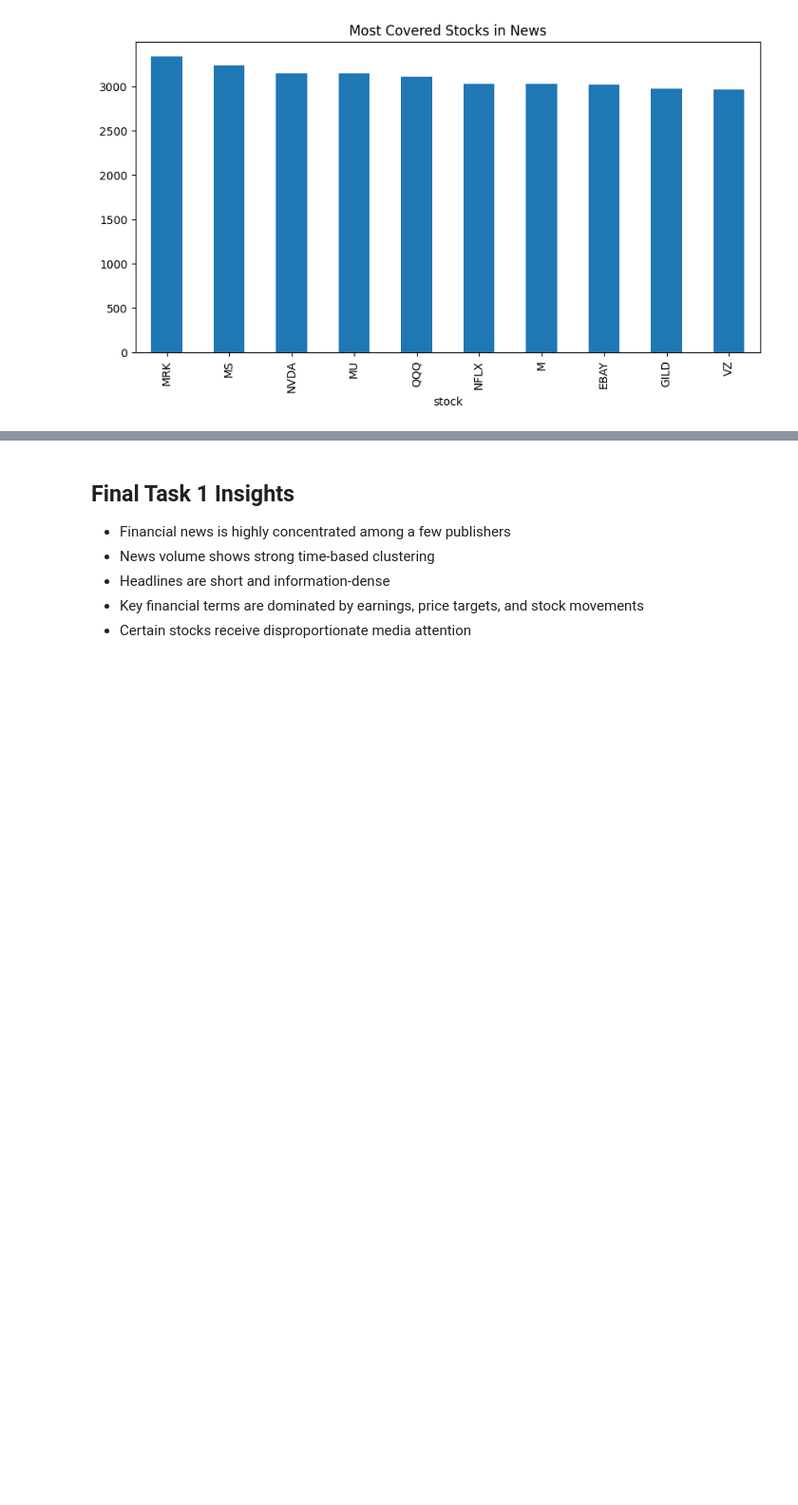
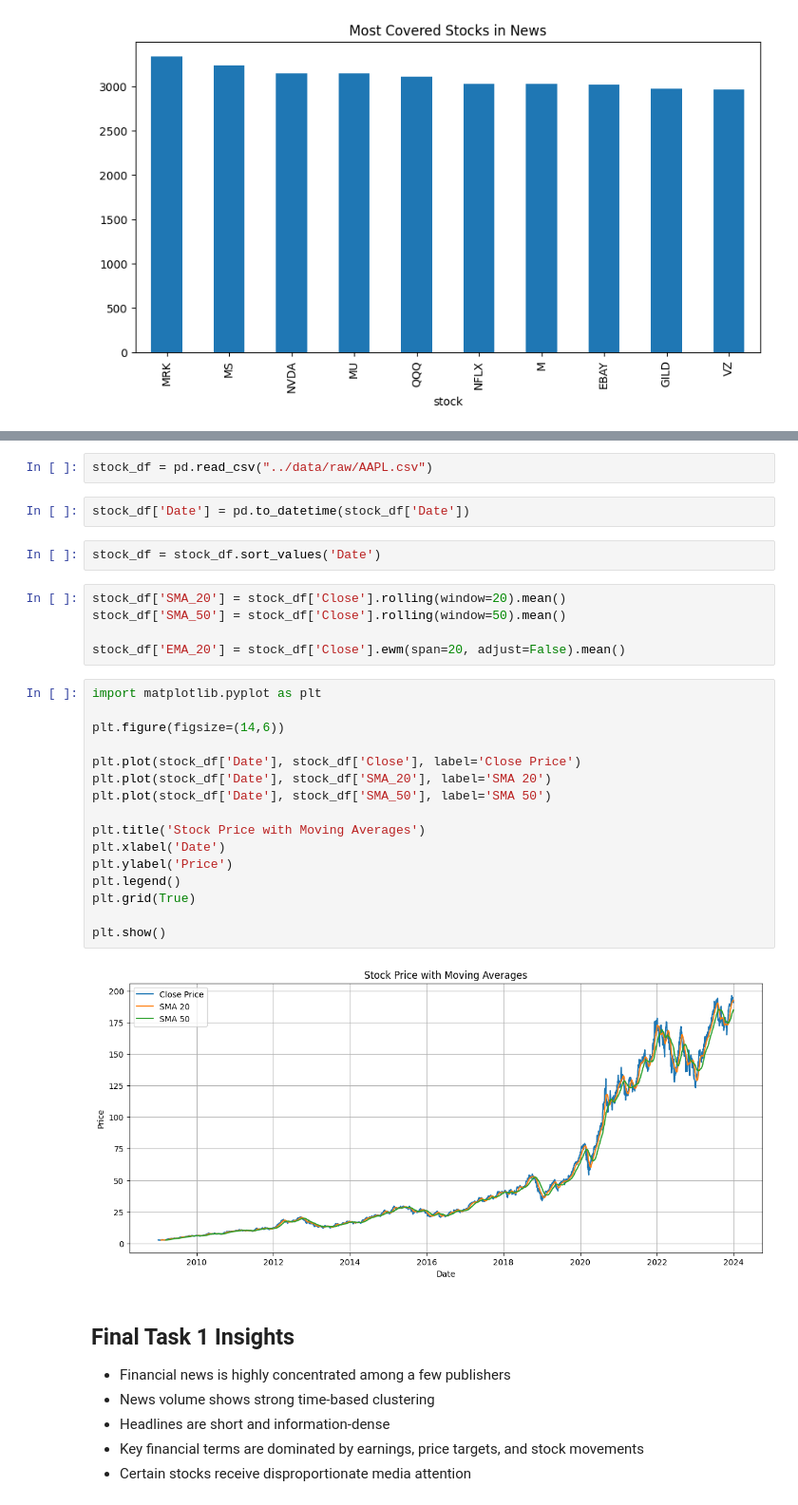
Before and after one commit to Bethabrh/10academy-news-sentiment-analysis, a Jupyter notebook: notebooks/task1_eda.ipynb, the cells around one changed output, grey strips where cells are left out. Shown at 95% size. Cells and saved outputs as stored; diff of their text form; blank space fills up the shorter version.

```diff
--- a/notebooks/task1_eda.ipynb
+++ b/notebooks/task1_eda.ipynb
@@ -372,3 +467,32 @@ Certain stocks receive significantly higher media attention, which may influence
+# %%
+stock_df = pd.read_csv("../data/raw/AAPL.csv")
+# %%
+stock_df['Date'] = pd.to_datetime(stock_df['Date'])
+# %%
+stock_df = stock_df.sort_values('Date')
+# %%
+stock_df['SMA_20'] = stock_df['Close'].rolling(window=20).mean()
+stock_df['SMA_50'] = stock_df['Close'].rolling(window=50).mean()
+
+stock_df['EMA_20'] = stock_df['Close'].ewm(span=20, adjust=False).mean()
+# %%
+import matplotlib.pyplot as plt
+
+plt.figure(figsize=(14,6))
+
+plt.plot(stock_df['Date'], stock_df['Close'], label='Close Price')
+plt.plot(stock_df['Date'], stock_df['SMA_20'], label='SMA 20')
+plt.plot(stock_df['Date'], stock_df['SMA_50'], label='SMA 50')
+
+plt.title('Stock Price with Moving Averages')
+plt.xlabel('Date')
+plt.ylabel('Price')
+plt.legend()
+plt.grid(True)
+
+plt.show()
+# %% [output]
+[figure, added]
 # %% [markdown]
 ##  Final Task 1 Insights
 
```
Also changed, not shown: parts of 13 cells of this notebook, 4 other files.
